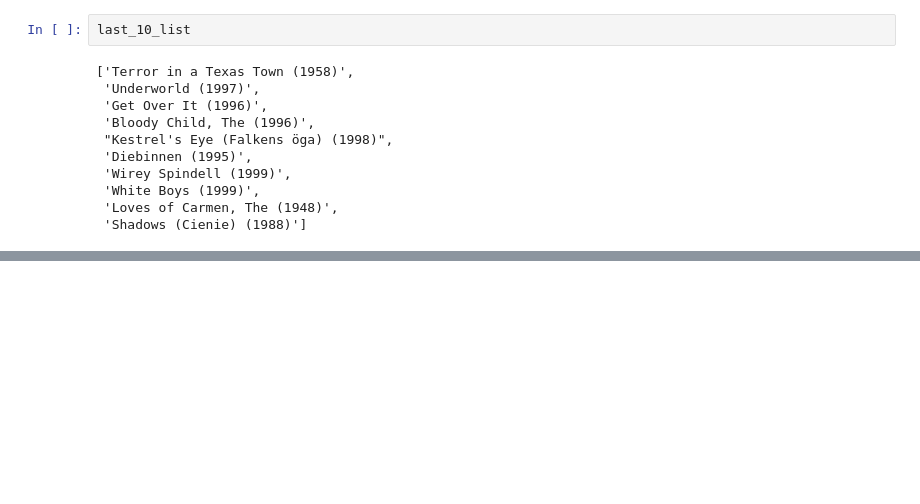
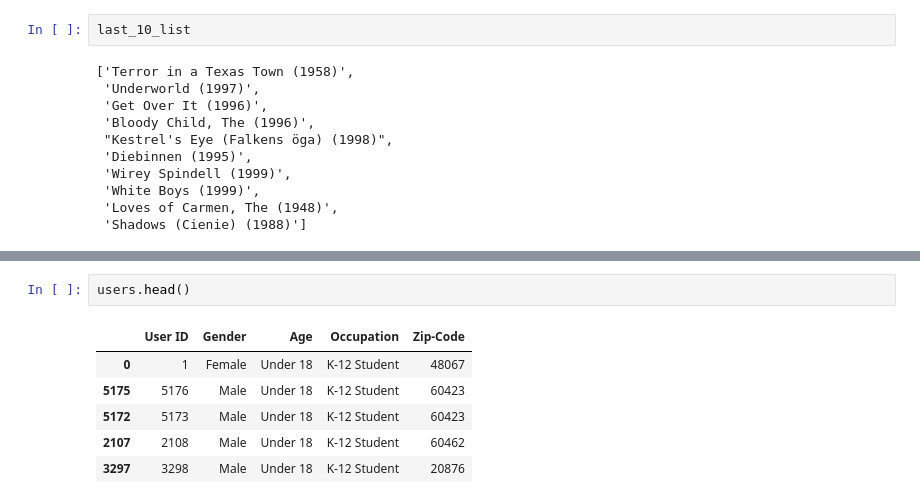
Before and after one commit to omerzzeybek9/Rec-Systems-MovieLens-1M, a Jupyter notebook: movielens.ipynb, the cells around one changed output, grey strips where cells are left out. Saved outputs shown, nothing was run; the diff lists cells and outputs as text; blank space fills up the shorter version.

```diff
--- a/movielens.ipynb
+++ b/movielens.ipynb
@@ -359,0 +374,9 @@ last_10_list
+# %%
+users.head()
+# %% [output]
+|  | User ID | Gender | Age | Occupation | Zip-Code |
+| 0 | 1 | Female | Under 18 | K-12 Student | 48067 |
+| 5175 | 5176 | Male | Under 18 | K-12 Student | 60423 |
+| 5172 | 5173 | Male | Under 18 | K-12 Student | 60423 |
+| 2107 | 2108 | Male | Under 18 | K-12 Student | 60462 |
+| 3297 | 3298 | Male | Under 18 | K-12 Student | 20876 |
```
Also changed, not shown: parts of 4 cells of this notebook.
